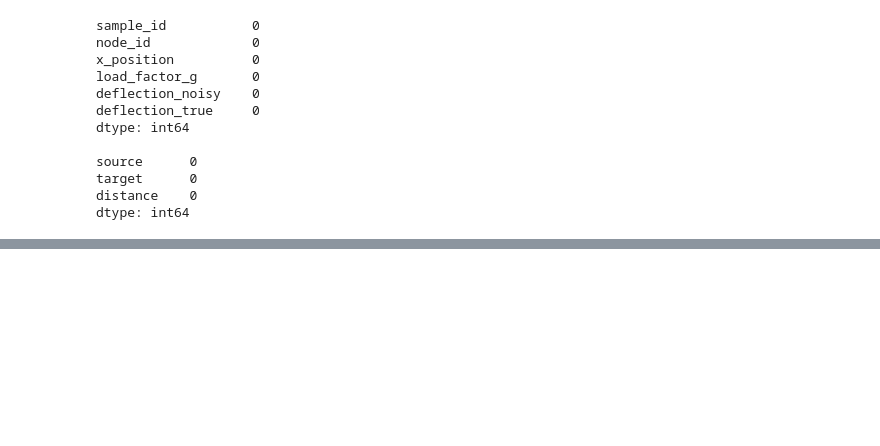
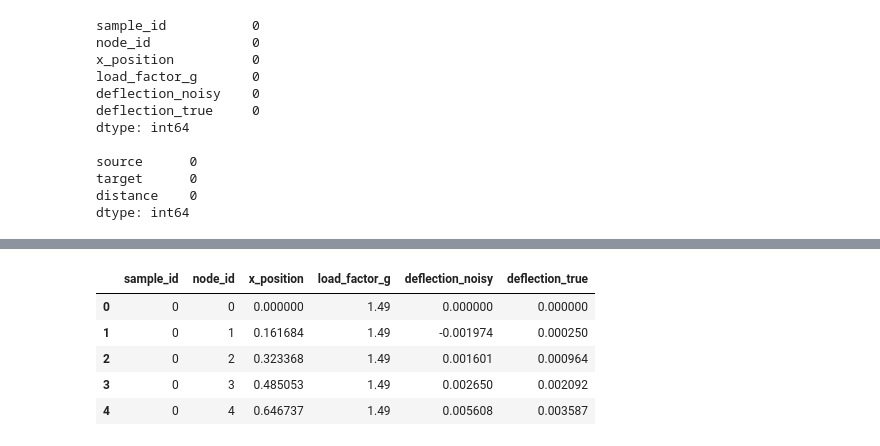
Before and after one commit to Elis-bett/Finding-Critical-Points-and-Weaknesses-of-a-Wing-Spar, a Jupyter notebook: finding-critical-points-and-weaknesses-of-a-wing-s.ipynb, the cells around one changed output, grey strips where cells are left out. Cells and saved outputs as stored; diff of their text form; code cells hidden in the pictures; blank space fills up the shorter version.

```diff
--- a/finding-critical-points-and-weaknesses-of-a-wing-s.ipynb
+++ b/finding-critical-points-and-weaknesses-of-a-wing-s.ipynb
@@ -80,0 +48,10 @@ sns.histplot(wing_spar_adjacency['distance'])
+# %%
+# observe the datasets
+flight_data.head()
+# %% [output]
+|  | sample_id | node_id | x_position | load_factor_g | deflection_noisy | deflection_true |
+| 0 | 0 | 0 | 0.000000 | 1.49 | 0.000000 | 0.000000 |
+| 1 | 0 | 1 | 0.161684 | 1.49 | -0.001974 | 0.000250 |
+| 2 | 0 | 2 | 0.323368 | 1.49 | 0.001601 | 0.000964 |
+| 3 | 0 | 3 | 0.485053 | 1.49 | 0.002650 | 0.002092 |
+| 4 | 0 | 4 | 0.646737 | 1.49 | 0.005608 | 0.003587 |
```
Also changed, not shown: parts of 19 cells of this notebook.
